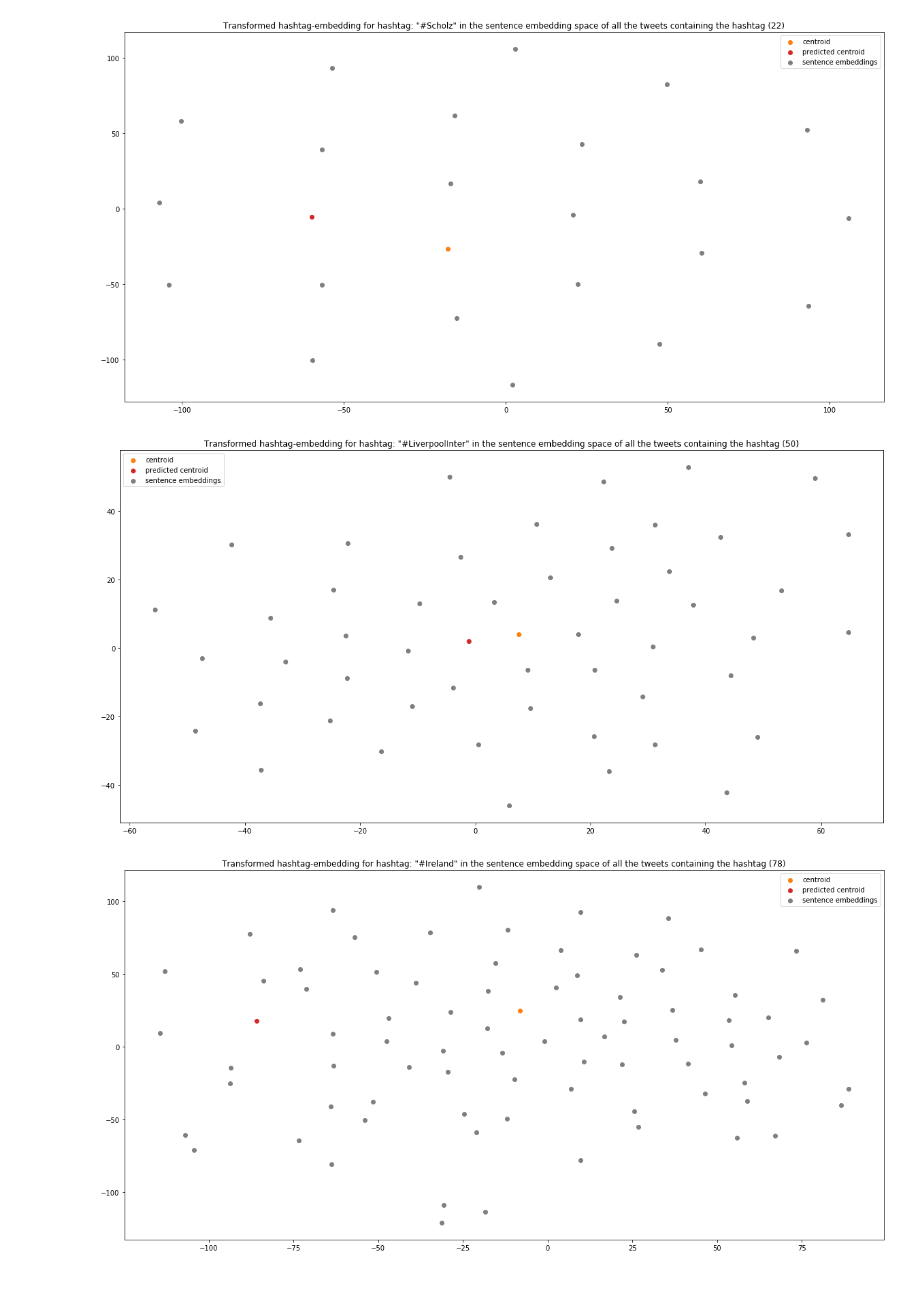
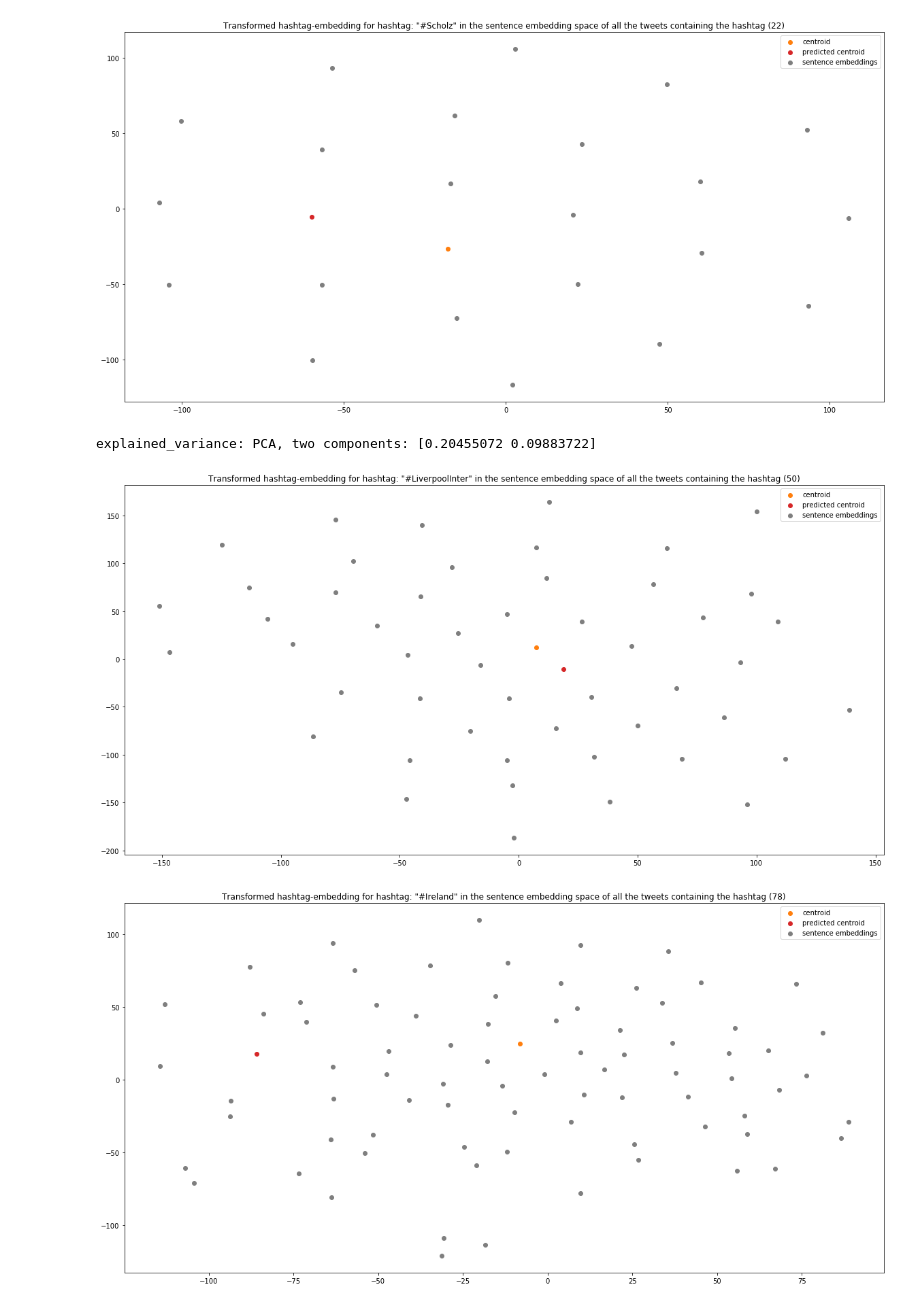
Before and after one commit to danielmuellerdev/HASHET, a Jupyter notebook: display_data.ipynb, the cells around one changed output. Cells and saved outputs as stored; diff of their text form; code cells hidden in the pictures.

```diff
--- a/display_data.ipynb
+++ b/display_data.ipynb
@@ -188,7 +210,7 @@ import torch
 from hashtag_to_sent_mapper import Hashtag2SentMapper
 from word_embedding_model import WordEmbeddingModel
 from dataset import DataModule
-from hashtag_visualizer import HashtagVisualizer
+from hashtag_analyzer import HashtagAnalyzer
 from sentence_embedding_model import SentenceEmbeddingModel
 
 word_emb_model = pickle.load(open('save_files/word_emb_model.pkl', 'rb'))
@@ -201,5 +223,5 @@ hashtag_to_sent_mapper = Hashtag2SentMapper.load_from_checkpoint(
     hidden_layer1_size=300, hidden_layer2_size=500
 )
 
-hashtag_visualizer = HashtagVisualizer(sent_emb_tweets, word_emb_model, hashtag_to_sent_mapper)
+hashtag_analyzer = HashtagAnalyzer(sent_emb_tweets, word_emb_model, hashtag_to_sent_mapper)
 # %% [output]
@@ -229,7 +253,8 @@ hashtag_visualizer.plot_a_hashtag('#Scholz', sent_emb_model)
 # %% [output]
 [figure]
 # %%
-hashtag_visualizer.plot_a_hashtag('#LiverpoolInter', sent_emb_model)
+hashtag_analyzer.plot_a_hashtag('#LiverpoolInter', sent_emb_model)
 # %% [output]
+explained_variance: PCA, two components: [0.20455072 0.09883722]
-[figure, old version]
+[figure, new version]
 # %%
```
Also changed, not shown: parts of 17 cells of this notebook, 1 other file.
